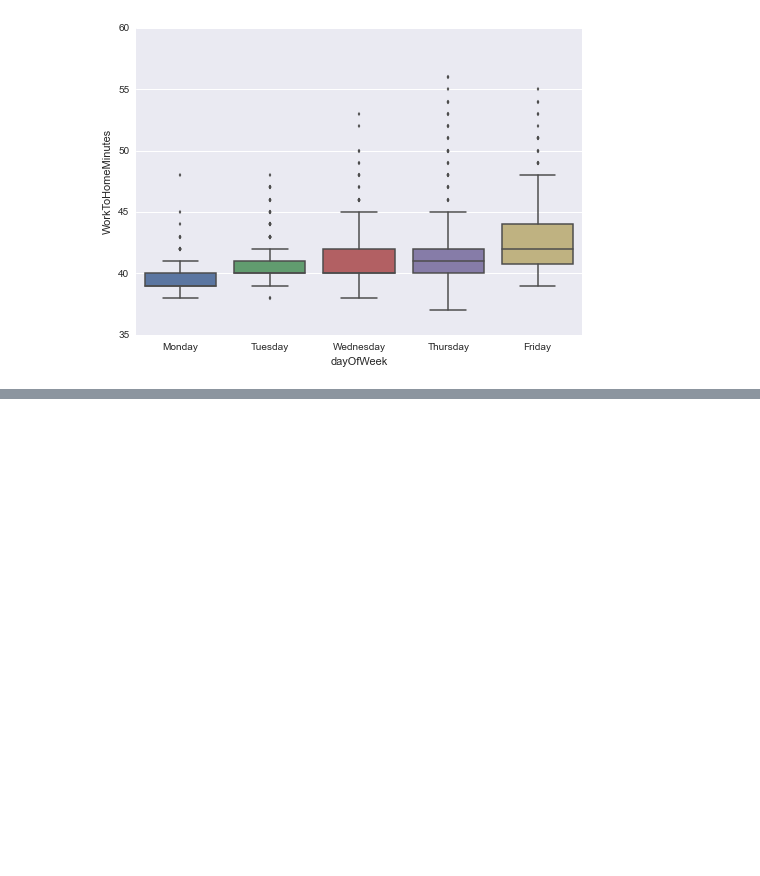
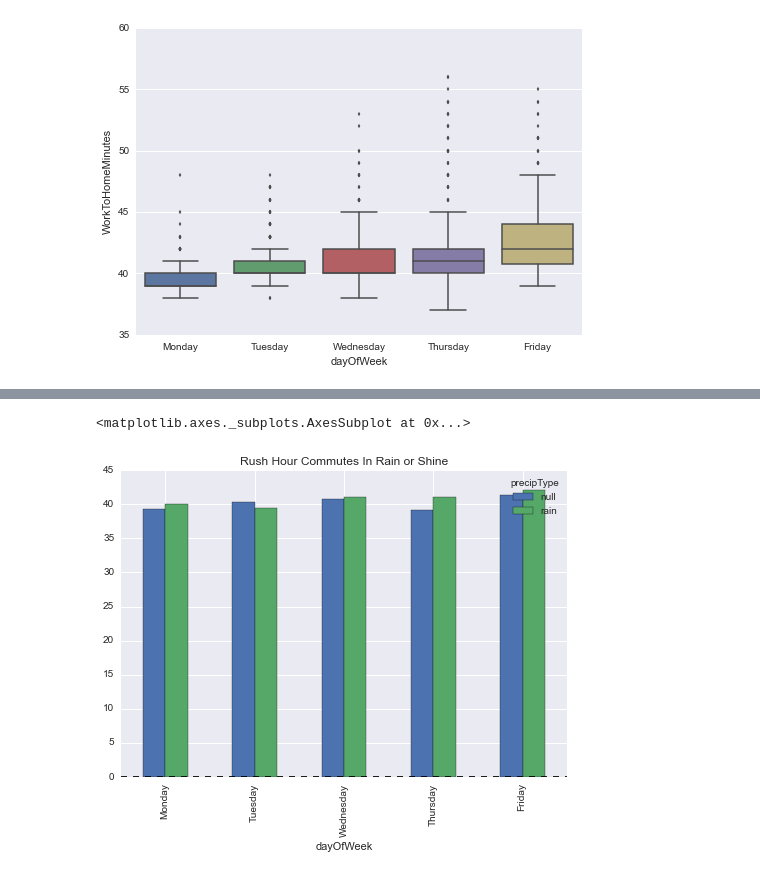
Before and after one commit to tjg323/tjg323.github.io, a Jupyter notebook: Resources/TravelTimes/TravelTimes.ipynb, the cells around one changed output, grey strips where cells are left out. Drawn from its saved outputs; the diff is of its cells as text; code cells hidden in the pictures; blank space fills up the shorter version.

```diff
--- a/Resources/TravelTimes/TravelTimes.ipynb
+++ b/Resources/TravelTimes/TravelTimes.ipynb
@@ -116,3 +116,12 @@ sns.boxplot(dfcleaned["WorkToHomeMinutes"], dfcleaned["dayOfWeek"],order = ['Mon
 # %% [output]
 <matplotlib.axes._subplots.AxesSubplot at 0x...>
 [figure]
+# %%
+# Get just from 4:00 to 7:00 on weekdays where it is raining or not raining
+dfrush = df[df['minutesMidnight'].isin(range(1020,1050))]
+dfworkweekrush = dfrush[dfrush['dayOfWeek'].isin(['Monday','Tuesday','Wednesday','Thursday','Friday'])]
+dfcleaned = dfworkweekrush[dfworkweekrush['precipType'].isin(['null','rain'])]
+
+# Group the rush hour times by precip type
+groupedday = dfcleaned['WorkToHomeMinutes'].groupby([dfcleaned['dayOfWeek'],dfcleaned['precipType']])
+groupedday.mean()
@@ -118,0 +141,6 @@ sns.boxplot(dfcleaned["WorkToHomeMinutes"], dfcleaned["dayOfWeek"],order = ['Mon
+# %%
+toplot = groupedday.mean()
+toplot.unstack().ix[['Monday','Tuesday','Wednesday','Thursday','Friday']].plot(kind='bar',title='Rush Hour Commutes In Rain or Shine')
+# %% [output]
+<matplotlib.axes._subplots.AxesSubplot at 0x...>
+[figure, added]
```
Also changed, not shown: parts of 1 cell of this notebook.
